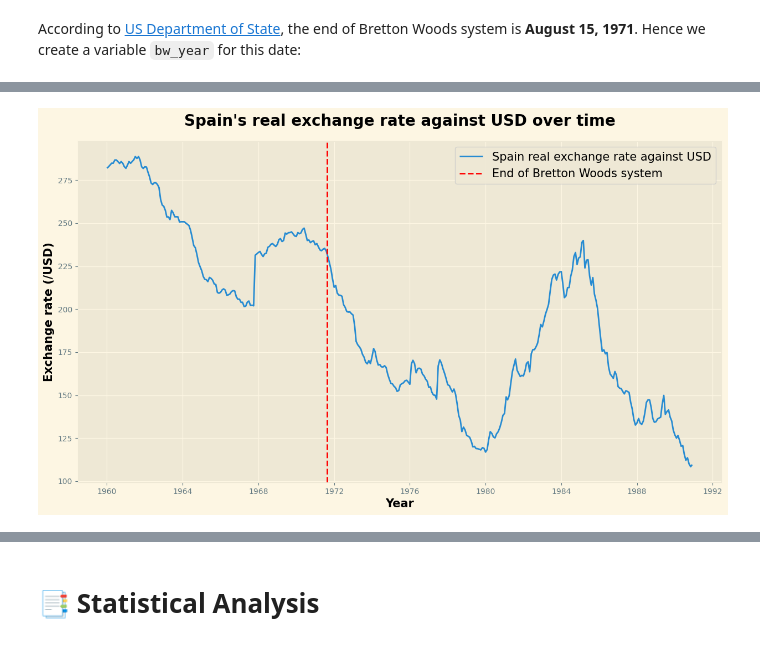
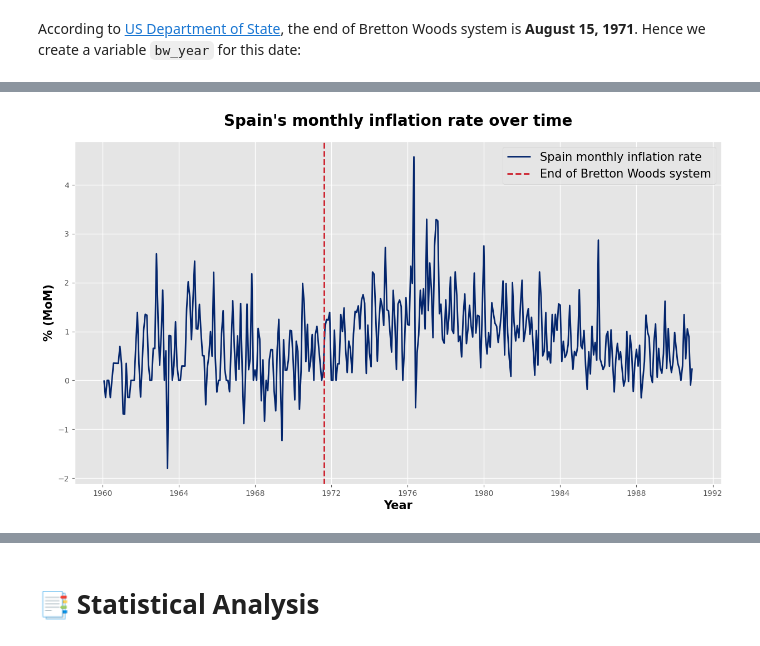
Before and after one commit to ruikai30/ec1b1_group_10, a Jupyter notebook: notebook.ipynb, the cells around one changed output, grey strips where cells are left out. Saved outputs shown, nothing was run; the diff lists cells and outputs as text; code cells hidden in the pictures.

```diff
--- a/notebook.ipynb
+++ b/notebook.ipynb
@@ -477,0 +529,10 @@ plt.style.use('Solarize_Light2')
+# %%
+plt.figure(figsize = (15, 8))
+plt.plot(df['date'], df['spain_nominal_exchange_rate_growth'], label='Spain nominal exchange rate growth', color='#06BEE1', alpha=0.66)
+plt.plot(df['date'], df['spain_real_exchange_rate_growth'], label='Spain nominal exchange rate growth', color='#03256C', alpha=0.78)
+plt.xlabel('Year', fontsize=15, weight='bold', color='black')
+plt.ylabel('% (MoM)', fontsize=15, weight='bold', color='black')
+plt.axvline(x=bw_year, color='#CD202C', linestyle='--', label='End of Bretton Woods system')
+plt.title("Comparison between monthly growth of Spain's nominal and real exchange rates against USD", fontsize=20, weight='bold', pad=20)
+plt.legend(fontsize=15)
+plt.style.use('ggplot')
@@ -478,10 +541,10 @@ plt.style.use('Solarize_Light2')
 # %%
 plt.figure(figsize = (15, 8))
-plt.plot(df['date'], df['spain_real_exchange_rate_growth'], label='Spain nominal exchange rate growth')
+plt.plot(df['date'], df['spain_real_exchange_rate'], label='Spain real exchange rate against USD', color='#03256C')
 plt.xlabel('Year', fontsize=15, weight='bold', color='black')
-plt.ylabel('% (MoM)', fontsize=15, weight='bold', color='black')
-plt.axvline(x=bw_year, color='red', linestyle='--', label='End of Bretton Woods system')
-plt.title("Monthly growth of Spain's real exchange rate against USD", fontsize=20, weight='bold', pad=20)
+plt.ylabel('Exchange rate (/USD)', fontsize=15, weight='bold', color='black')
+plt.axvline(x=bw_year, color='#CD202C', linestyle='--', label='End of Bretton Woods system')
+plt.title("Spain's real exchange rate against USD over time", fontsize=20, weight='bold', pad=20)
 plt.legend(fontsize=15)
-plt.style.use('Solarize_Light2')
+plt.style.use('ggplot')
 # %% [output]
@@ -488,0 +552,14 @@ plt.style.use('Solarize_Light2')
+# %%
+plt.figure(figsize = (15, 8))
+plt.plot(df[df['date'] <= bw_year]['date'], # Only until 'bw_year'
+         df[df['date'] <= bw_year]['spain_reserves_index_1960'],
+         label='Spain reserves (indexed to 1960)', color='#03256C')
+plt.plot(df[df['date'] <= bw_year]['date'],
+         df[df['date'] <= bw_year]['us_reserves_index_1960'],
+         label='US reserves (indexed to 1960)', color='#06BEE1')
+plt.xlabel('Year', fontsize=15, weight='bold', color='black')
+plt.ylabel('Index value', fontsize=15, weight='bold', color='black')
+plt.axhline(y=100, color='#CD202C', linestyle='--', label='1960 Index')
+plt.title("Index of US and Spain reserves over time", fontsize=20, weight='bold', pad=20)
+plt.legend(fontsize=15)
+plt.style.use('ggplot')
@@ -489,13 +568,13 @@ plt.style.use('Solarize_Light2')
 # %%
 plt.figure(figsize = (15, 8))
-plt.plot(df['date'], df['spain_real_exchange_rate'], label='Spain real exchange rate against USD')
+plt.plot(df['date'], df['spain_inflation_rate'], label='Spain monthly inflation rate', color='#03256C')
 plt.xlabel('Year', fontsize=15, weight='bold', color='black')
-plt.ylabel('Exchange rate (/USD)', fontsize=15, weight='bold', color='black')
-plt.axvline(x=bw_year, color='red', linestyle='--', label='End of Bretton Woods system')
-plt.title("Spain's real exchange rate against USD over time", fontsize=20, weight='bold', pad=20)
+plt.ylabel('% (MoM)', fontsize=15, weight='bold', color='black')
+plt.axvline(x=bw_year, color='#CD202C', linestyle='--', label='End of Bretton Woods system')
+plt.title("Spain's monthly inflation rate over time", fontsize=20, weight='bold', pad=20)
 plt.legend(fontsize=15)
-plt.style.use('Solarize_Light2')
+plt.style.use('ggplot')
 # %% [output]
-[figure, old version]
+[figure, new version]
 # %%
 plt.figure(figsize = (15, 8))
```
Also changed, not shown: parts of 21 cells of this notebook, 3 other files.
